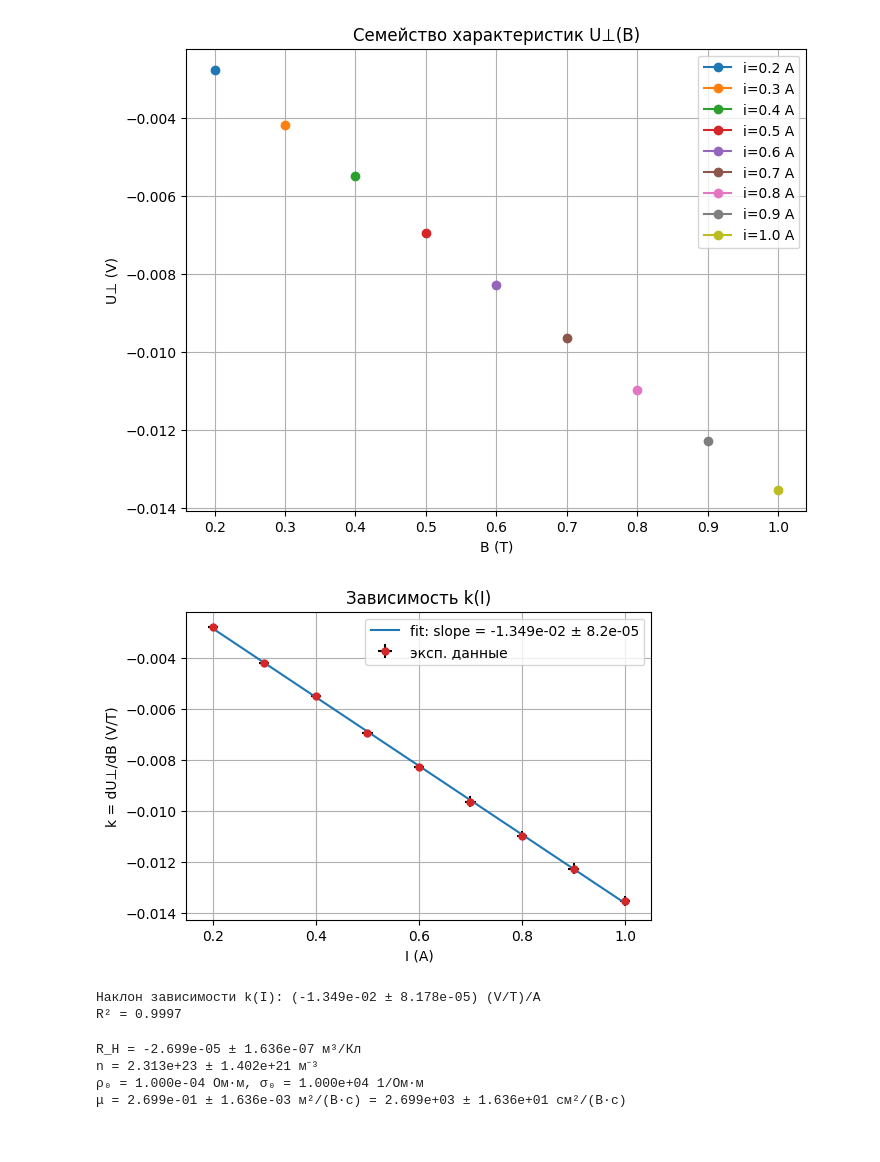
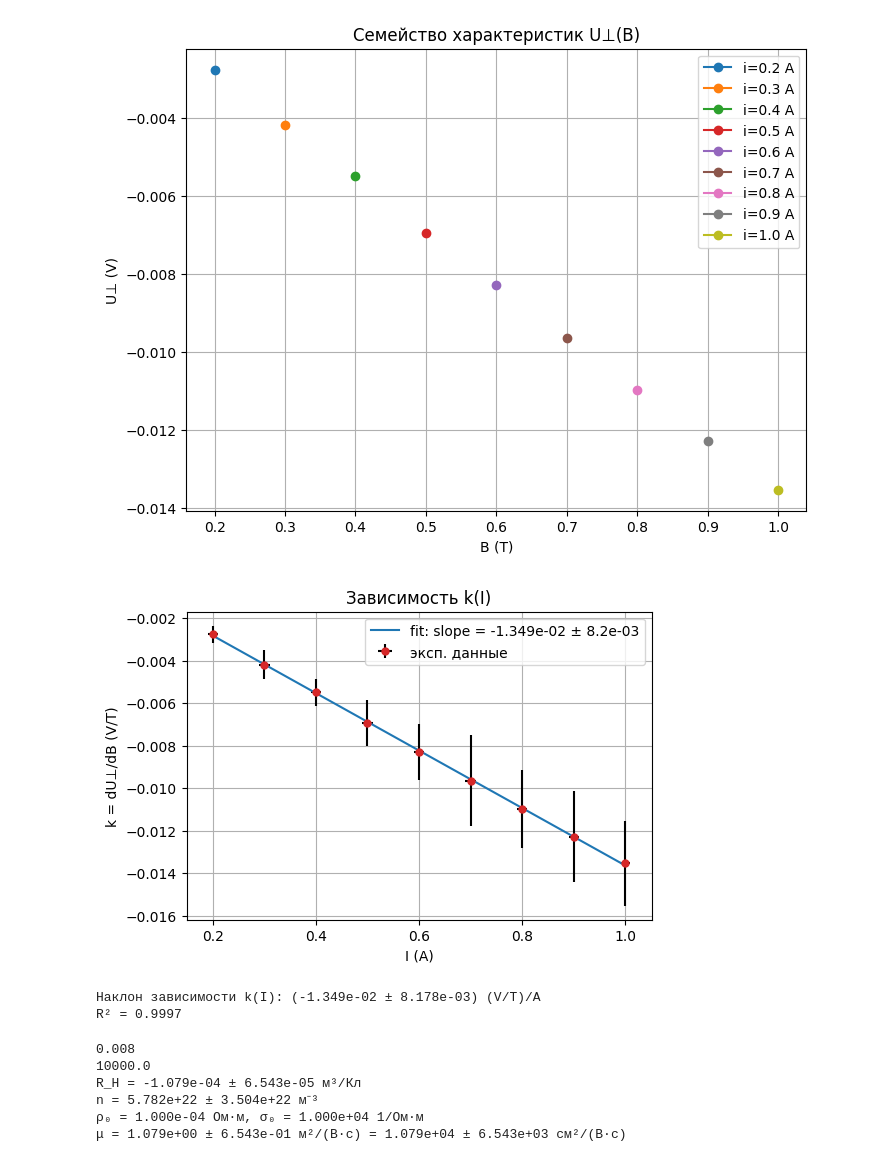
Before and after one commit to Bebriali/labs_ost, a Jupyter notebook: lab_3.3.4/lab.ipynb, the cells around one changed output. Drawn from its saved outputs; the diff is of its cells as text; code cells hidden in the pictures.

```diff
--- a/lab_3.3.4/lab.ipynb
+++ b/lab_3.3.4/lab.ipynb
@@ -210,6 +210,7 @@ for ds in datasets:
 
     # ---- U_up(B)
     slope_up, intercept_up, r_value_up, p_value_up, std_err_up = linregress(B_vals, Uup)
+    std_err_up = std_err_up * 10
     plt.errorbar(B_vals, Uup, xerr=B_err_exp, yerr=0.001*u_scale,
                  fmt='o', color='tab:red')
     plt.plot(B_vals, slope_up*B_vals + intercept_up, '--', color='tab:red',
@@ -217,6 +218,7 @@ for ds in datasets:
 
     # ---- U_dn(B)
     slope_dn, intercept_dn, r_value_dn, p_value_dn, std_err_dn = linregress(B_vals, Udn)
+    std_err_dn = std_err_dn * 10
     plt.errorbar(B_vals, Udn, xerr=B_err_exp, yerr=0.001*u_scale,
                  fmt='o', color='tab:blue')
     plt.plot(B_vals, slope_dn*B_vals + intercept_dn, '-', color='tab:blue',
@@ -233,7 +235,7 @@ for ds in datasets:
     plt.title(f'U_up(B) и U_dn(B) при I = {i_sample} A')
     plt.grid(True)
     plt.legend()
-plt.show()
+    plt.show()
 # %% [output]
 [figure]
 [figure]
@@ -261,45 +263,49 @@ plt.show()
 i_list = np.array([r['i'] for r in results])
 k_list = np.array([r['k_up'] for r in results])
 k_err_list = np.array([r['k_up_err'] for r in results])
 
 # --- линейная аппроксимация k(I) ---
 slope_kI, intercept_kI, r_kI, p_kI, std_err_kI = linregress(i_list, k_list)
+std_err_kI *= 100
 
 # --- построение графика ---
 plt.figure(figsize=(6,4))
 plt.errorbar(i_list, k_list, xerr=0.01, yerr=k_err_list, fmt='o', color='tab:red',
              ecolor='black', ms=5,
              label='эксп. данные')
 
 # теоретическая прямая
 i_lin = np.linspace(min(i_list), max(i_list), 100)
 plt.plot(i_lin, slope_kI*i_lin + intercept_kI, '-', color='tab:blue',
          label=f'fit: slope = {slope_kI:.3e} ± {std_err_kI:.1e}')
 
 # оформление
 plt.xlabel('I (A)')
 plt.ylabel('k = dU⊥/dB (V/T)')
 plt.title('Зависимость k(I)')
 plt.legend()
 plt.grid(True)
 plt.show()
 
 # --- вывод результатов ---
 print(f"Наклон зависимости k(I): ({slope_kI:.3e} ± {std_err_kI:.3e}) (V/T)/A")
 print(f"R² = {r_kI**2:.4f}")
 # %% [output]
-[figure, old version]
+[figure, new version]
-Наклон зависимости k(I): (-1.349e-02 ± 8.178e-05) (V/T)/A
+Наклон зависимости k(I): (-1.349e-02 ± 8.178e-03) (V/T)/A
 R² = 0.9997
 # %%
 # Постоянная Холла (формула R_H = slope_kI * t)
+t = 0.008
 R_H = slope_kI * t
 R_H_err = std_err_kI * t
+print(t)
 
 e = 1.602176634e-19
 n = 1.0 / (R_H * e)
 n_err = n * R_H_err / (R_H)
 
+print(sigma0)
 mu_si = abs(R_H) * sigma0
 mu_si_err = R_H_err * sigma0
 mu_cgs = mu_si * 1e4
@@ -310,10 +316,12 @@ print(f"n = {abs(n):.3e} ± {abs(n_err):.3e} м⁻³")
 print(f"ρ₀ = {rho0:.3e} Ом·м, σ₀ = {sigma0:.3e} 1/Ом·м")
 print(f"μ = {mu_si:.3e} ± {mu_si_err:.3e} м²/(В·с) = {mu_cgs:.3e} ± {mu_cgs_err:.3e} см²/(В·с)")
 # %% [output]
-R_H = -2.699e-05 ± 1.636e-07 м³/Кл
-n = 2.313e+23 ± 1.402e+21 м⁻³
+0.008
+10000.0
+R_H = -1.079e-04 ± 6.543e-05 м³/Кл
+n = 5.782e+22 ± 3.504e+22 м⁻³
 ρ₀ = 1.000e-04 Ом·м, σ₀ = 1.000e+04 1/Ом·м
-μ = 2.699e-01 ± 1.636e-03 м²/(В·с) = 2.699e+03 ± 1.636e+01 см²/(В·с)
+μ = 1.079e+00 ± 6.543e-01 м²/(В·с) = 1.079e+04 ± 6.543e+03 см²/(В·с)
 # %%
 def convert(obj):
     try: return float(obj)
```
